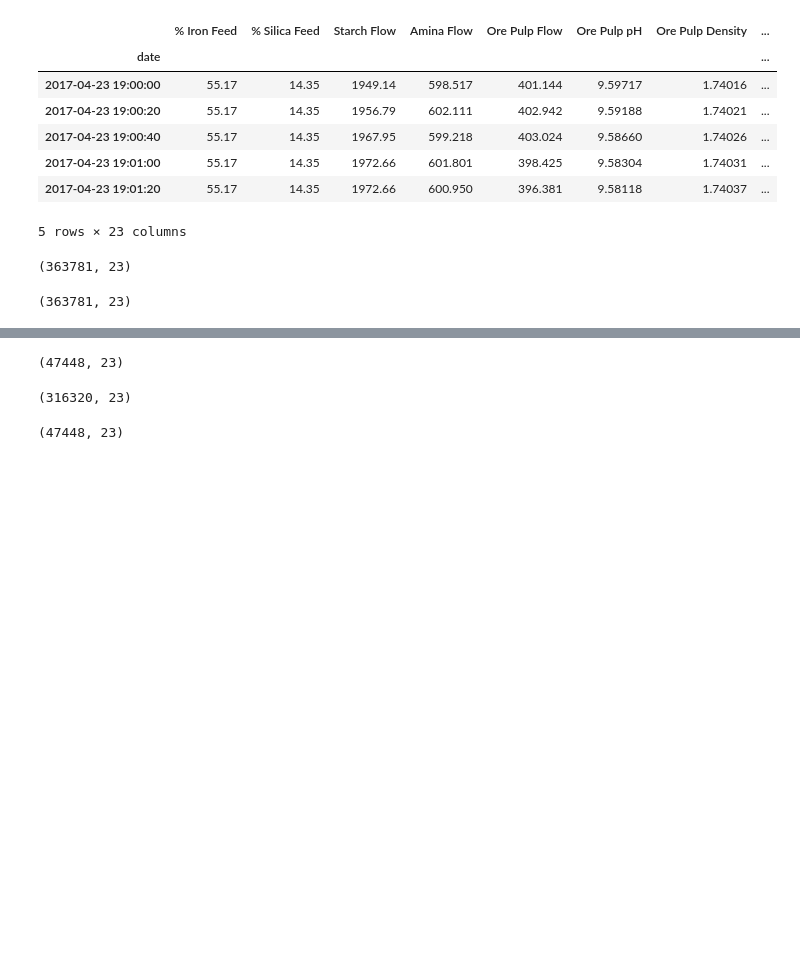
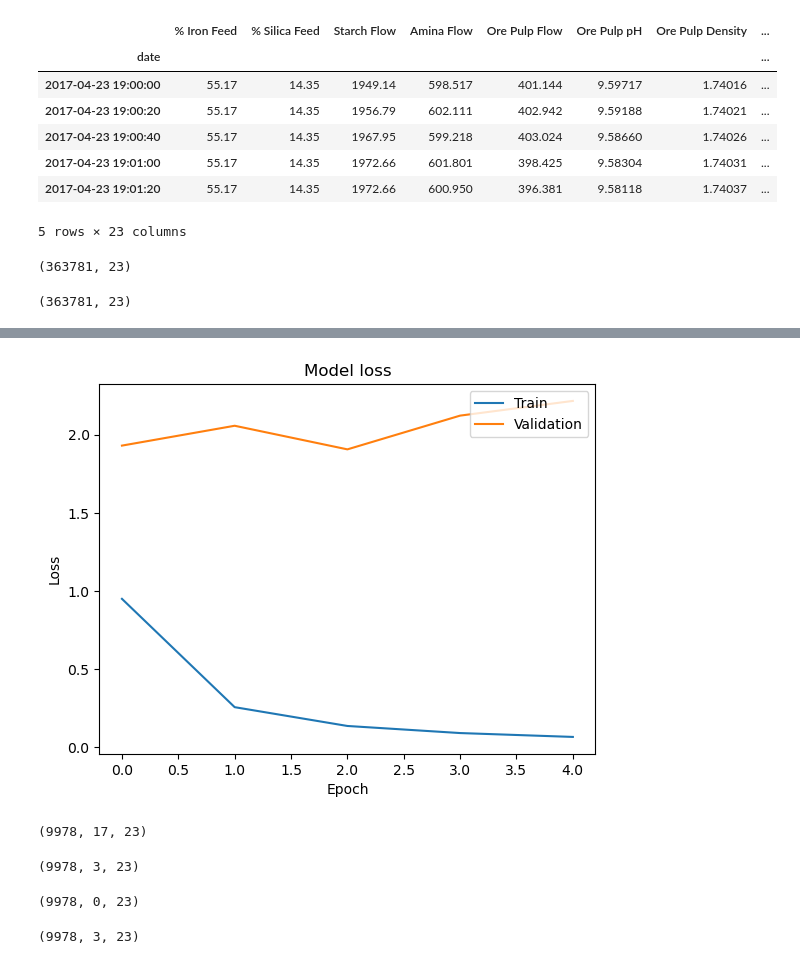
Before and after one commit to aminuldidar/ADAML-Project-Work, a Jupyter notebook: preprocessing_sub.ipynb, the cells around one changed output, grey strips where cells are left out. Saved outputs shown, nothing was run; the diff lists cells and outputs as text; code cells hidden in the pictures; blank space fills up the shorter version.

Commit message:
"Apply scaling and dynamic model"

```diff
--- a/preprocessing_sub.ipynb
+++ b/preprocessing_sub.ipynb
@@ -697,0 +665,3 @@ test_dfs=np.array(test_dfs).reshape(-1, 23)
+# %%
+# Take small chunk to run model faster
+df=df[0:10000]
@@ -697,0 +729,13 @@ test_dfs=np.array(test_dfs).reshape(-1, 23)
+# %%
+# Create the LSTM model
+model = Sequential()
+model.add(LSTM(50, activation='relu', input_shape=(window_size, X_train.shape[2])))
+model.add(Dense(1))  # One output neuron for the single target variable
+model.compile(optimizer='adam', loss='mse')
+"""
+# Train the model
+model.fit(X_train, y_train, epochs=50, verbose=1, batch_size=1)
+
+"""
+epochs=5
+history = model.fit(X_train, y_train, epochs=epochs, batch_size=1, validation_split=0.2, verbose=1)
@@ -697,0 +754,11 @@ test_dfs=np.array(test_dfs).reshape(-1, 23)
+# %%
+y_pred = model.predict(X_train)
+# Plot training & validation loss values
+plt.plot(history.history['loss'])
+plt.plot(history.history['val_loss'])
+plt.title('Model loss')
+plt.ylabel('Loss')
+plt.xlabel('Epoch')
+plt.legend(['Train', 'Validation'], loc='upper right')
+plt.show()
+# %% [output]
@@ -698,15 +766,20 @@ test_dfs=np.array(test_dfs).reshape(-1, 23)
+[figure, added]
 # %%
-test_dfs.shape
+X_train.shape
 # %% [output]
-(47448, 23)
+(9978, 17, 23)
 # %%
-train_dfs.shape
+X_test.shape
 # %% [output]
-(316320, 23)
+(9978, 3, 23)
 # %%
-test.shape
+y_train.shape
 # %% [output]
-(47448, 23)
+(9978, 0, 23)
+# %%
+y_test.shape
+# %% [output]
+(9978, 3, 23)
 # %%
 # Those time periods with seemingly normal functioning, that are common in all variables
 # (gaps/abnormal periods longer than a week excluded):
```
Also changed, not shown: parts of 7 cells of this notebook.
